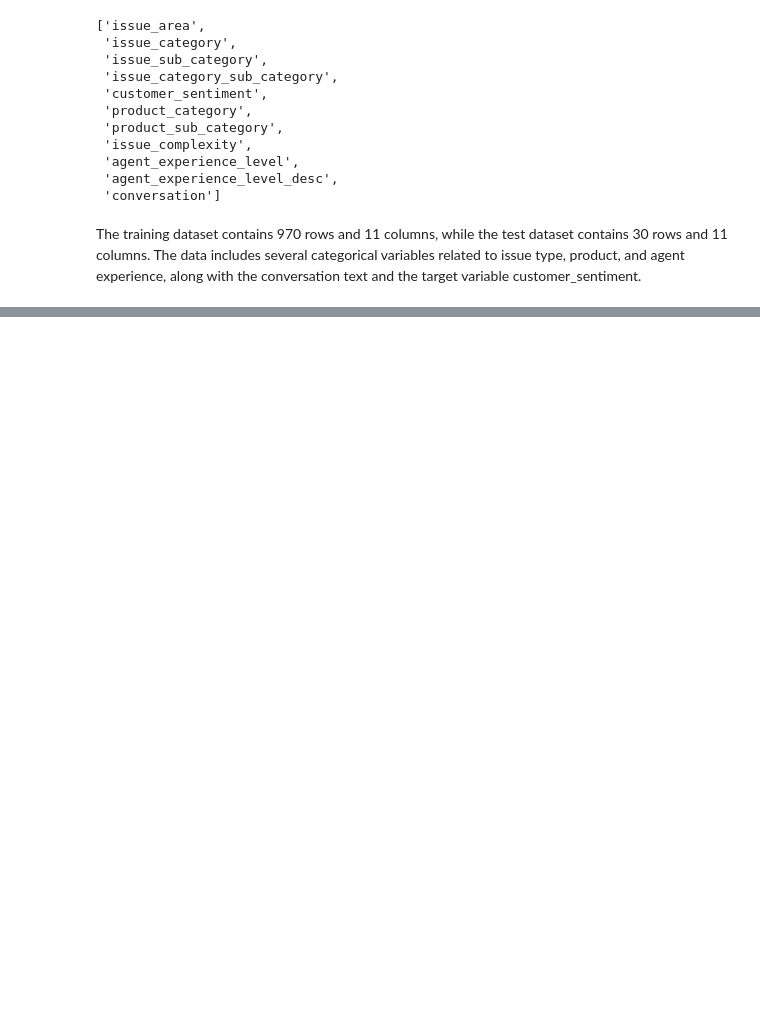
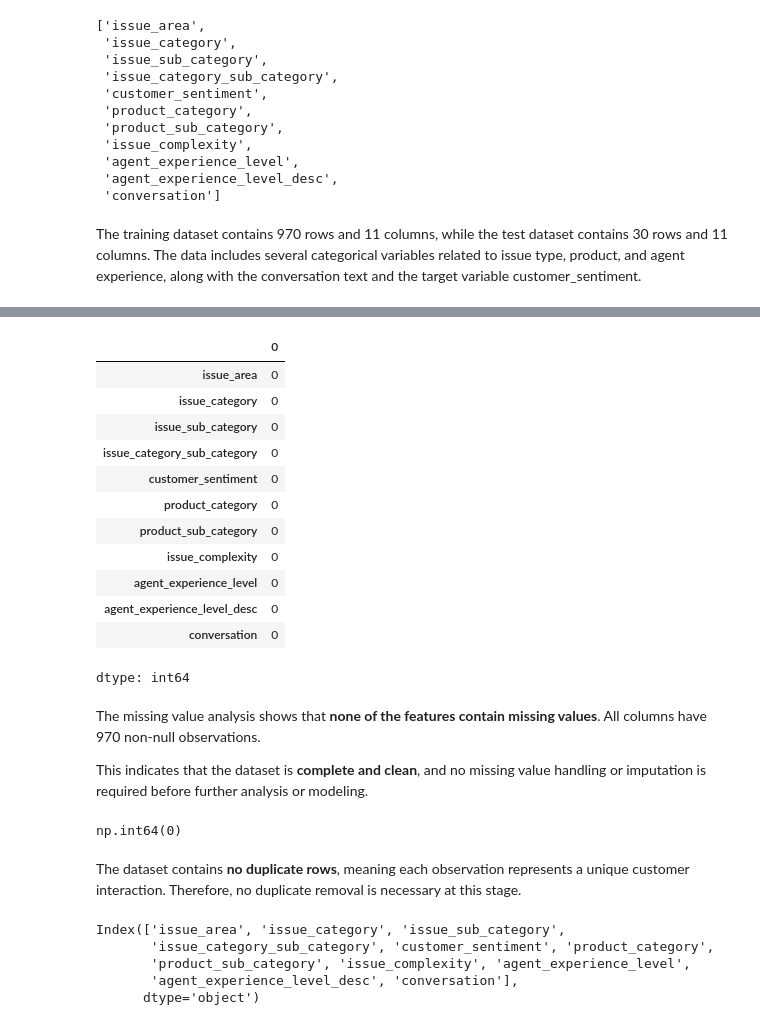
Before and after one commit to sulucay01/DI725-assignment1, a Jupyter notebook: notebooks/01_eda.ipynb, the cells around one changed output, grey strips where cells are left out. Cells and saved outputs as stored; diff of their text form; code cells hidden in the pictures; blank space fills up the shorter version.

Commit message:
Analyze dataset structure and data quality

```diff
--- a/notebooks/01_eda.ipynb
+++ b/notebooks/01_eda.ipynb
@@ -48,0 +77,39 @@ The training dataset contains 970 rows and 11 columns, while the test dataset co
+# %%
+#Check Missing Values
+missing = train.isnull().sum().sort_values(ascending=False)
+missing
+# %% [output]
+|  | 0 |
+| issue_area | 0 |
+| issue_category | 0 |
+| issue_sub_category | 0 |
+| issue_category_sub_category | 0 |
+| customer_sentiment | 0 |
+| product_category | 0 |
+| product_sub_category | 0 |
+| issue_complexity | 0 |
+| agent_experience_level | 0 |
+| agent_experience_level_desc | 0 |
+| conversation | 0 |
+dtype: int64
+# %% [markdown]
+The missing value analysis shows that **none of the features contain missing values**. All columns have 970 non-null observations.
+
+This indicates that the dataset is **complete and clean**, and no missing value handling or imputation is required before further analysis or modeling.
+# %%
+#Check Duplicate Rows
+train.duplicated().sum()
+# %% [output]
+np.int64(0)
+# %% [markdown]
+The dataset contains **no duplicate rows**, meaning each observation represents a unique customer interaction. Therefore, no duplicate removal is necessary at this stage.
+# %%
+#Inspect Unique Values of Categorical Features
+categorical_cols = train.select_dtypes(include="object").columns
+categorical_cols
+# %% [output]
+Index(['issue_area', 'issue_category', 'issue_sub_category',
+       'issue_category_sub_category', 'customer_sentiment', 'product_category',
+       'product_sub_category', 'issue_complexity', 'agent_experience_level',
+       'agent_experience_level_desc', 'conversation'],
+      dtype='object')
```
Also changed, not shown: parts of 5 cells of this notebook.
